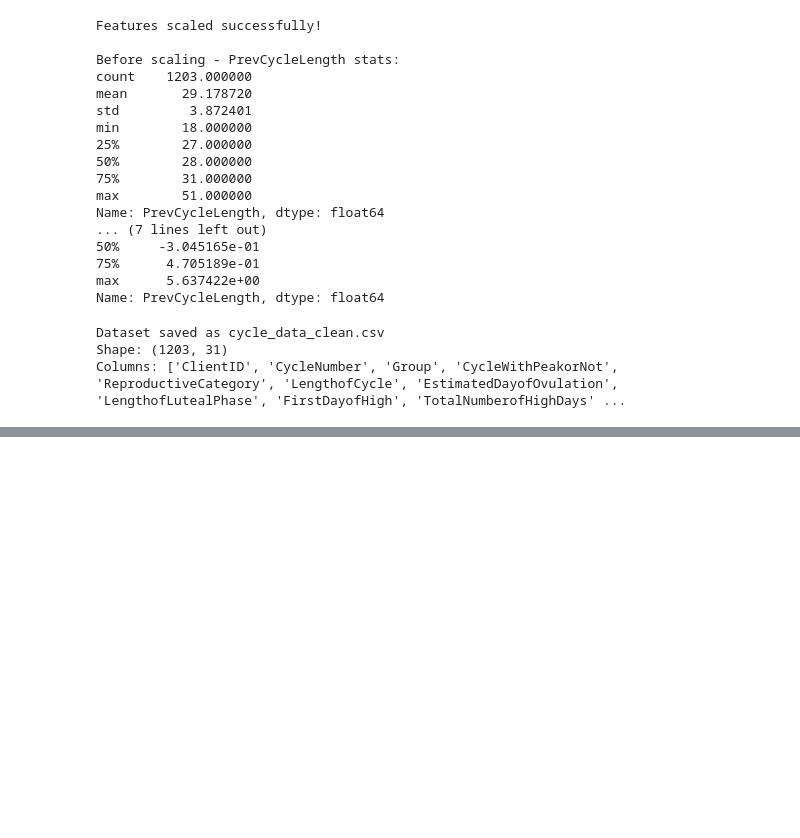
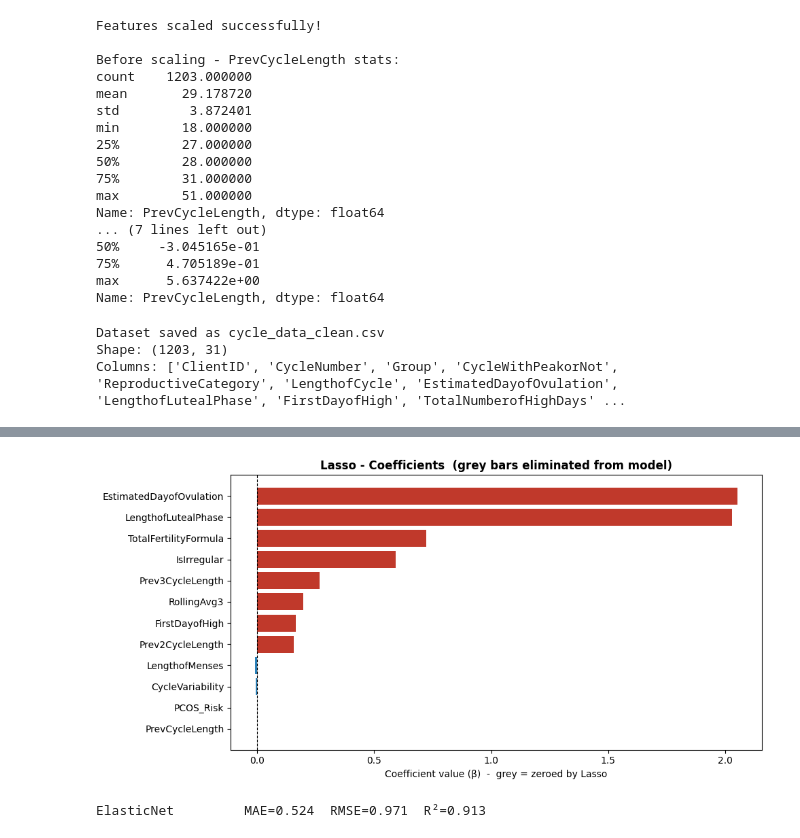
Before and after one commit to NamatovuChristineMaria123/Menstrual-Cycle-Forecasting, a Jupyter notebook: track_cycle.ipynb, the cells around one changed output, grey strips where cells are left out. Cells and saved outputs as stored; diff of their text form; code cells hidden in the pictures; blank space fills up the shorter version.

```diff
--- a/track_cycle.ipynb
+++ b/track_cycle.ipynb
@@ -1258,0 +802,37 @@ Best Model: Linear Regression
+# %%
+# LASSO REGRESSION
+# XAI: Coefficients bar chart
+# Best choice due to Lasso's defining behaviour is zeroing features;
+# grey bars = eliminated features- the bar chart tells that story instantly
+
+colors = ['#888' if c == 0 else ('#c0392b' if c > 0 else '#2980b9')
+          for c in lasso_coef_df['Coefficient']]
+
+fig, ax = plt.subplots(figsize=(10, 5))
+ax.barh(lasso_coef_df['Feature'], lasso_coef_df['Coefficient'], color=colors)
+ax.axvline(0, color='black', linewidth=0.8, linestyle='--')
+ax.set_xlabel('Coefficient value (β)  -  grey = zeroed by Lasso')
+ax.set_title('Lasso - Coefficients  (grey bars eliminated from model)', fontweight='bold')
+ax.invert_yaxis()
+plt.tight_layout()
+plt.savefig('visuals/xai_lasso_coefficients.png', dpi=150, bbox_inches='tight')
+plt.show()
+# %% [output]
+[figure, added]
+# %%
+# MODEL 4: ELASTICNET
+# Training & Evaluation
+
+from sklearn.linear_model import ElasticNet
+
+enet_model = ElasticNet(alpha=0.01, l1_ratio=0.5, max_iter=5000)
+enet_model.fit(X_train, y_train)
+enet_pred  = enet_model.predict(X_test)
+
+enet_mae  = mean_absolute_error(y_test, enet_pred)
+enet_rmse = np.sqrt(mean_squared_error(y_test, enet_pred))
+enet_r2   = r2_score(y_test, enet_pred)
+
+print(f"ElasticNet         MAE={enet_mae:.3f}  RMSE={enet_rmse:.3f}  R²={enet_r2:.3f}")
+# %% [output]
+ElasticNet         MAE=0.524  RMSE=0.971  R²=0.913
```
Also changed, not shown: parts of 53 cells of this notebook, 25 other files.
